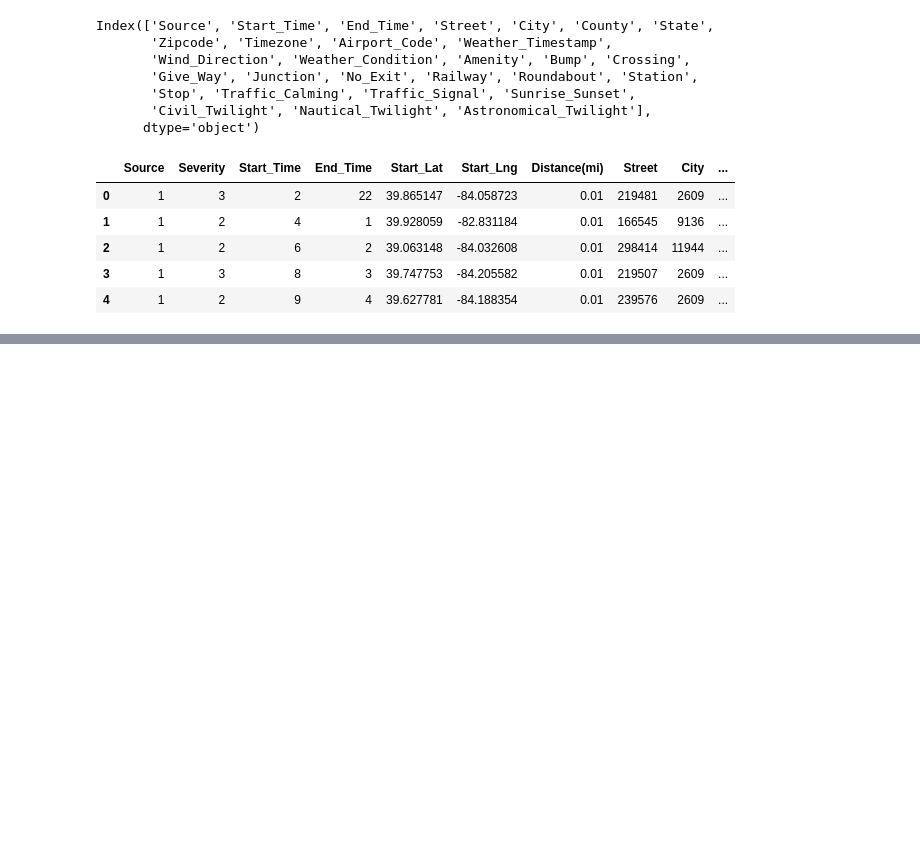
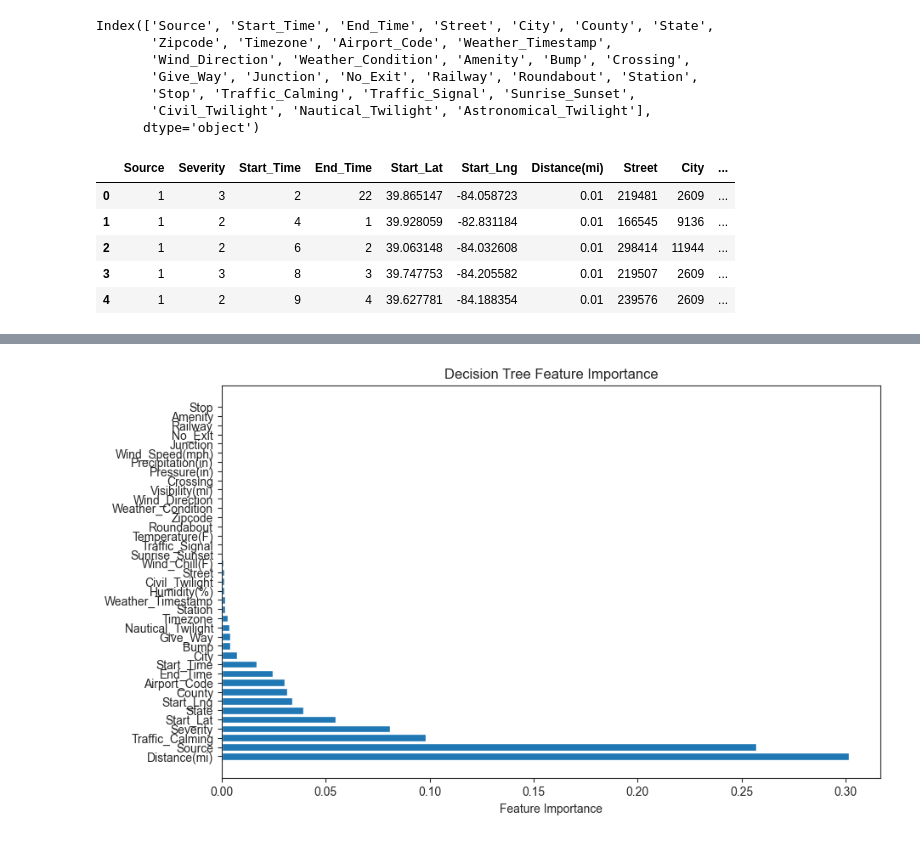
Before and after one commit to AbhirupB/Road-accidents-ML, a Jupyter notebook: EDA and training.ipynb, the cells around one changed output, grey strips where cells are left out. Cells and saved outputs as stored; diff of their text form; code cells hidden in the pictures; blank space fills up the shorter version.

```diff
--- a/EDA and training.ipynb
+++ b/EDA and training.ipynb
@@ -911,0 +997,21 @@ df_copy_train.to_csv('road accident data numeric.csv')
+# %%
+standard_scaler=StandardScaler()
+standard_scaler_fit=standard_scaler.fit(x_train)
+x_train=standard_scaler_fit.transform(x_train)
+x_test=standard_scaler_fit.transform(x_test)
+
+x_train, x_test, y_train, y_test = train_test_split(x, y, test_size=0.3, random_state=42)
+# %%
+model_dt = DecisionTreeClassifier(criterion = "gini",random_state = 100, max_depth=10, min_samples_leaf=8)
+
+# Creating the model on Training Data
+model_dt_fit=model_dt.fit(x_train,y_train)
+model_dt_pred=model_dt_fit.predict(x_test)
+
+# Measuring accuracy on Testing Data
+print(metrics.classification_report(y_test, model_dt_pred))
+print(metrics.confusion_matrix(y_test, model_dt_pred))
+
+# Printing the Overall Accuracy of the model
+F1_Score=metrics.f1_score(y_test, model_dt_pred, average='weighted')
+print('Accuracy of the model on Testing Sample Data:', round(F1_Score,2))
@@ -911,0 +1035,21 @@ df_copy_train.to_csv('road accident data numeric.csv')
+# %%
+feature_names = df_copy_train.columns.to_list()
+feature_importance = model_dt.feature_importances_
+
+# Extract feature names (assuming your features are in a list named 'feature_names')
+# Replace 'feature_names' with your actual list of feature names
+# For example: feature_names = ['feature1', 'feature2', ...]
+# Make sure the order corresponds to your feature importance scores
+plt.figure(figsize=(10, 6))
+
+# Sort feature importances in descending order
+sorted_idx = feature_importance.argsort()[::-1]
+sorted_feature_names = [feature_names[i] for i in sorted_idx]
+
+# Plot
+plt.barh(sorted_feature_names, feature_importance[sorted_idx], align='center')
+plt.xlabel('Feature Importance')
+plt.title('Decision Tree Feature Importance')
+plt.show()
+# %% [output]
+[figure, added]
```
Also changed, not shown: parts of 15 cells of this notebook.
